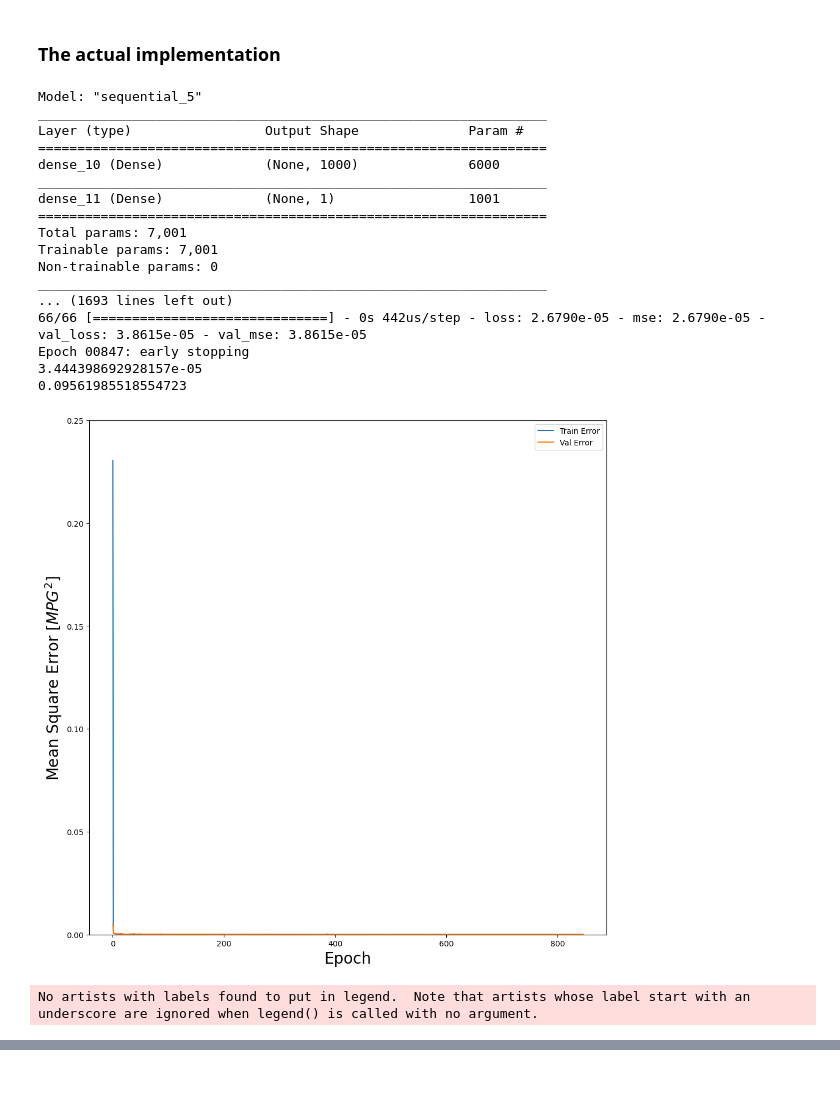
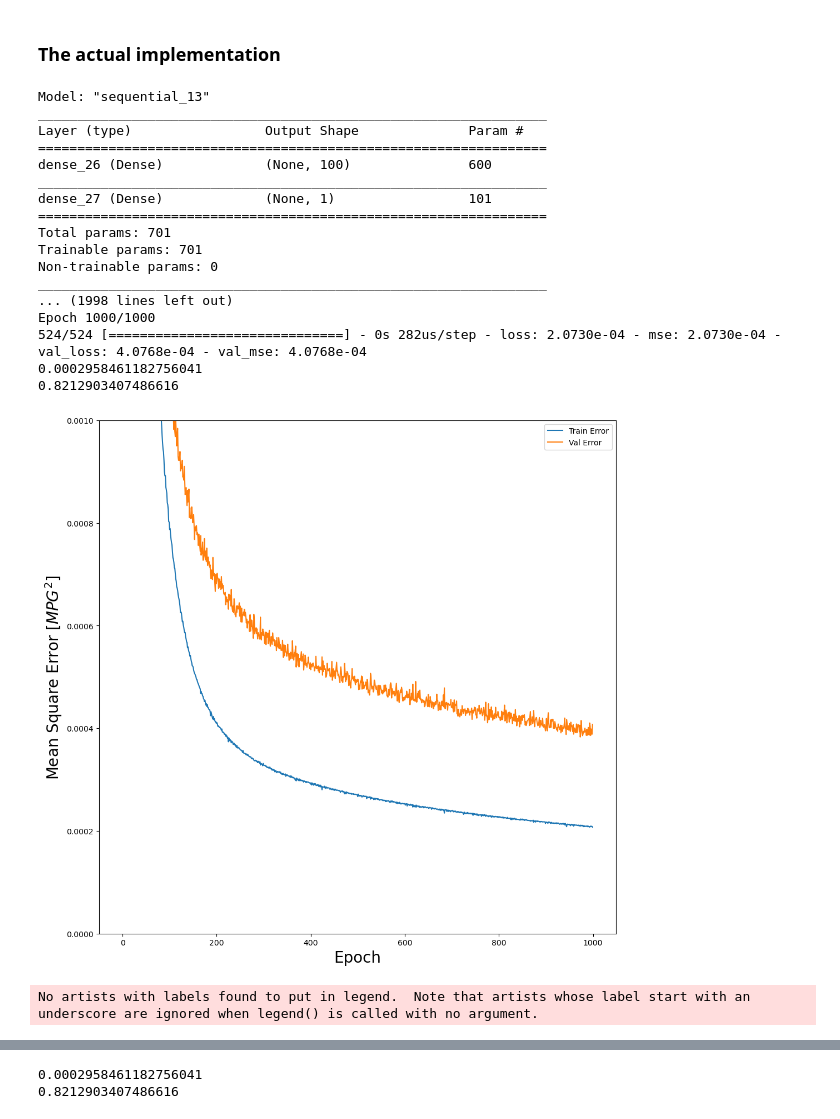
Before and after one commit to BWLWTW/Analysing-Surrogate-model-building, a Jupyter notebook: Data1ANNTrain.ipynb, the cells around one changed output, grey strips where cells are left out. Cells and saved outputs as stored; diff of their text form; code cells hidden in the pictures; blank space fills up the shorter version.

```diff
--- a/Data1ANNTrain.ipynb
+++ b/Data1ANNTrain.ipynb
@@ -308,7 +272,7 @@ def data_import(csv_file_name):
 # %% [markdown]
 ### function for creating a model for all tuned hyperparameter(actual model)
 # %%
-def build_model(N_hidden_nodes,learning_rate, Batch_size, epochs,momentum, nesterov):
+def build_model(N_hidden_nodes,learning_rate, Batch_size, Epochs,momentum, nesterov):
     '''
     Build a NN
     inputs:
@@ -322,13 +286,12 @@ def build_model(N_hidden_nodes,learning_rate, Batch_size, epochs,momentum, neste
         history: training history
     '''
     callbacks = [
-        EarlyStopping(monitor='val_mse', patience=100, verbose=2),
+        EarlyStopping(monitor='val_mse', patience=100, verbose=1),
         ModelCheckpoint('best_model.h5', monitor='val_mse', save_best_only=True, verbose=0)
     ]
     model = keras.Sequential([
-        keras.layers.Dense(N_hidden_nodes, activation=BEST_ACT1, input_shape=(Proc_X_train.shape[1],)),
-    # keras.layers.Dropout(0.5),
-        keras.layers.Dense(get_N_output(Proc_Y_train),activation=BEST_ACT2)
+        keras.layers.Dense(N_hidden_nodes, activation='elu', input_shape=(Proc_X_train.shape[1],)),
+        keras.layers.Dense(get_N_output(Proc_Y_train),activation='linear')
     ])
     model.compile(loss='mse',
                 optimizer=keras.optimizers.SGD(learning_rate=learning_rate,momentum=momentum,nesterov=nesterov),
@@ -434,8 +397,7 @@ def pre_processing(model_type, x, y):
 build a model based on preprocessed data and tuned hyperparameter
 output the model, predicted scalar transformed y, predicted y in 21 columns, history of fitting
 # %%
-def get_result(model_type, Proc_X_train, Proc_Y_train, Proc_X_test, N_hidden_nodes,learning_rate, Batch_size, epochs,momentum, nesterov):
-
+def get_result(model_type, Proc_X_train, Proc_Y_train, Proc_X_test, N_hidden_nodes,learning_rate, Batch_size, Epochs,momentum, nesterov):
     '''
     Get the trained model, prediction results, and NN training history
     inputs:
@@ -452,7 +414,7 @@ def get_result(model_type, Proc_X_train, Proc_Y_train, Proc_X_test, N_hidden_nod
         history: training history
     '''
     #build model
-    model, history = build_model(N_hidden_nodes,learning_rate, Batch_size, epochs,momentum, nesterov)
+    model, history = build_model(N_hidden_nodes,learning_rate, Batch_size, Epochs,momentum, nesterov)
     # Predict
 
     predict_test_scal = model.predict(Proc_X_test)
@@ -575,12 +521,12 @@ Fitting 5 folds for each of 8 candidates, totalling 40 fits
 ### The actual implementation
 # %%
 # Build model and Predict
-B_N_hidden_nodes=
-B_learning_rate=
-B_Batch_size=
-B_epochs=
-B_momentum=
-B_nesterov=
+B_N_hidden_nodes=100
+B_learning_rate=0.001
+B_Batch_size=1
+B_epochs=1000
+B_momentum=0
+B_nesterov=True
 ANN, predict_test_scal,predict_test, history = get_result(model_type, Proc_X_train, Proc_Y_train, Proc_X_test,
                                       B_N_hidden_nodes,B_learning_rate, B_Batch_size, B_epochs,B_momentum, B_nesterov)
 Y_test_scal = scaler_Y.transform(Y_test.values.reshape(-1,1)).reshape(-1, get_N_output(Y_test))
@@ -592,44 +538,44 @@ plot_history(history)
 # save the model
 # ANN.save(r'data_analysis/saved_model/ANN.h5')
 # pickle.dump(scaler_X, open('scaler_X.pkl','wb'))
 # pickle.dump(scaler_Y, open('scaler_Y.pkl','wb'))
 
 #for i in range(len(predict_test)):
 #get_plot(Y_test.iloc[i, :], predict_test[i], i)
 
 pred_results = []
 sim_results = []
 for i in range(len(predict_test)):
     for j in range(len(predict_test[0])):
         sim_results.append(Y_test.iloc[i, j])
         pred_results.append(predict_test[i][j])
 
 max_results = max(max(pred_results,sim_results))
 min_results = min(min(pred_results,sim_results))
 fig,ax = plt.subplots(figsize=(6,6))
 ax.plot([min_results, max_results], [min_results, max_results],'b', linewidth=3)
 ax.scatter(pred_results, sim_results,s=10, c='r')
-ax.set_xlabel("Surrogate model predicted residual stress (MPa)", fontsize=24)
-ax.set_ylabel("Finite element simulated residual stress (MPa)", fontsize=24)
+ax.set_xlabel("Machine Learning predicted thermo-couple", fontsize=24)
+ax.set_ylabel("Finite element simulated near field thermo-couple", fontsize=24)
 plt.legend()
 plt.show()
 # %% [output]
-Model: "sequential_5"
+Model: "sequential_13"
 _________________________________________________________________
 Layer (type)                 Output Shape              Param #
 =================================================================
-dense_10 (Dense)             (None, 1000)              6000
+dense_26 (Dense)             (None, 100)               600
 _________________________________________________________________
-dense_11 (Dense)             (None, 1)                 1001
+dense_27 (Dense)             (None, 1)                 101
 =================================================================
-Total params: 7,001
-Trainable params: 7,001
+Total params: 701
+Trainable params: 701
 Non-trainable params: 0
 _________________________________________________________________
-... (1693 lines left out)
-66/66 [==============================] - 0s 442us/step - loss: 2.6790e-05 - mse: 2.6790e-05 - val_loss: 3.8615e-05 - val_mse: 3.8615e-05
-Epoch 00847: early stopping
-3.444398692928157e-05
-0.09561985518554723
+... (1998 lines left out)
+Epoch 1000/1000
+524/524 [==============================] - 0s 282us/step - loss: 2.0730e-04 - mse: 2.0730e-04 - val_loss: 4.0768e-04 - val_mse: 4.0768e-04
+0.0002958461182756041
+0.8212903407486616
-[figure, old version]
+[figure, new version]
 No artists with labels found to put in legend.  Note that artists whose label start with an underscore are ignored when legend() is called with no argument.
@@ -636,0 +583,6 @@ No artists with labels found to put in legend.  Note that artists whose label st
+# %%
+print(MSE_R_scal)
+print(MSE_R)
+# %% [output]
+0.0002958461182756041
+0.8212903407486616
```
Also changed, not shown: parts of 16 cells of this notebook.
